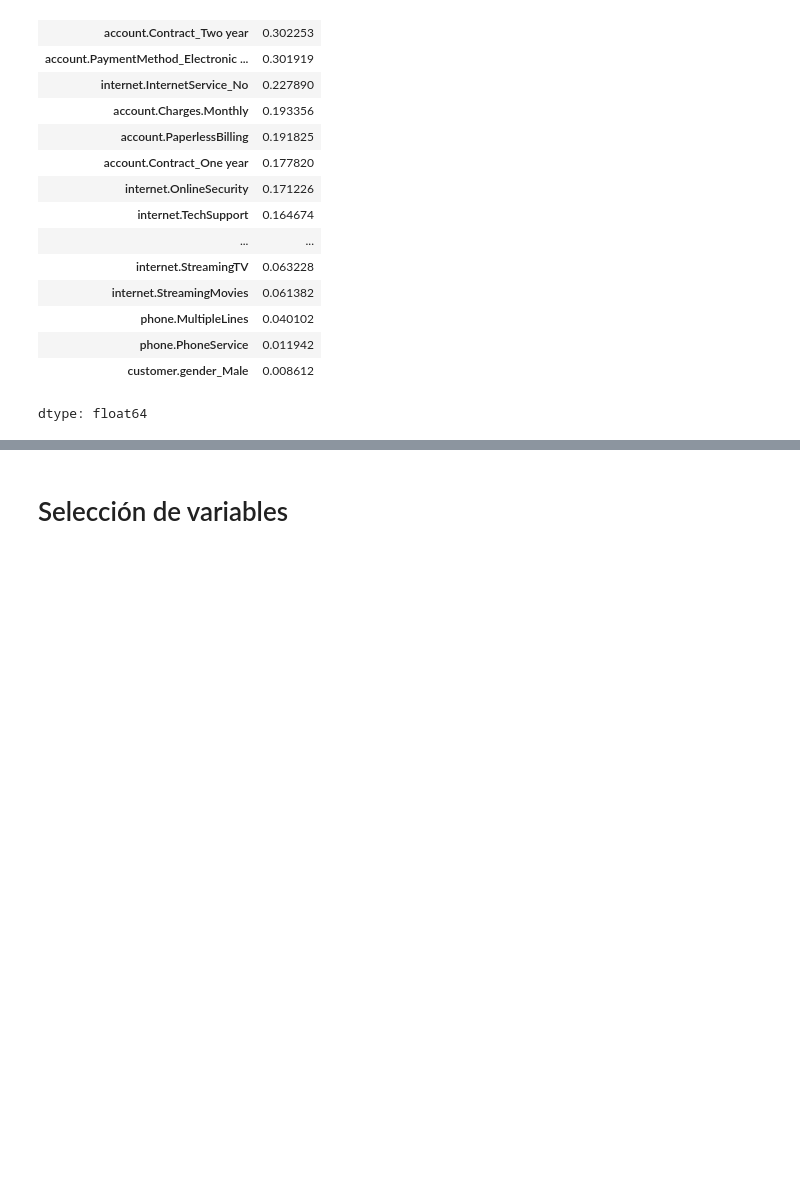
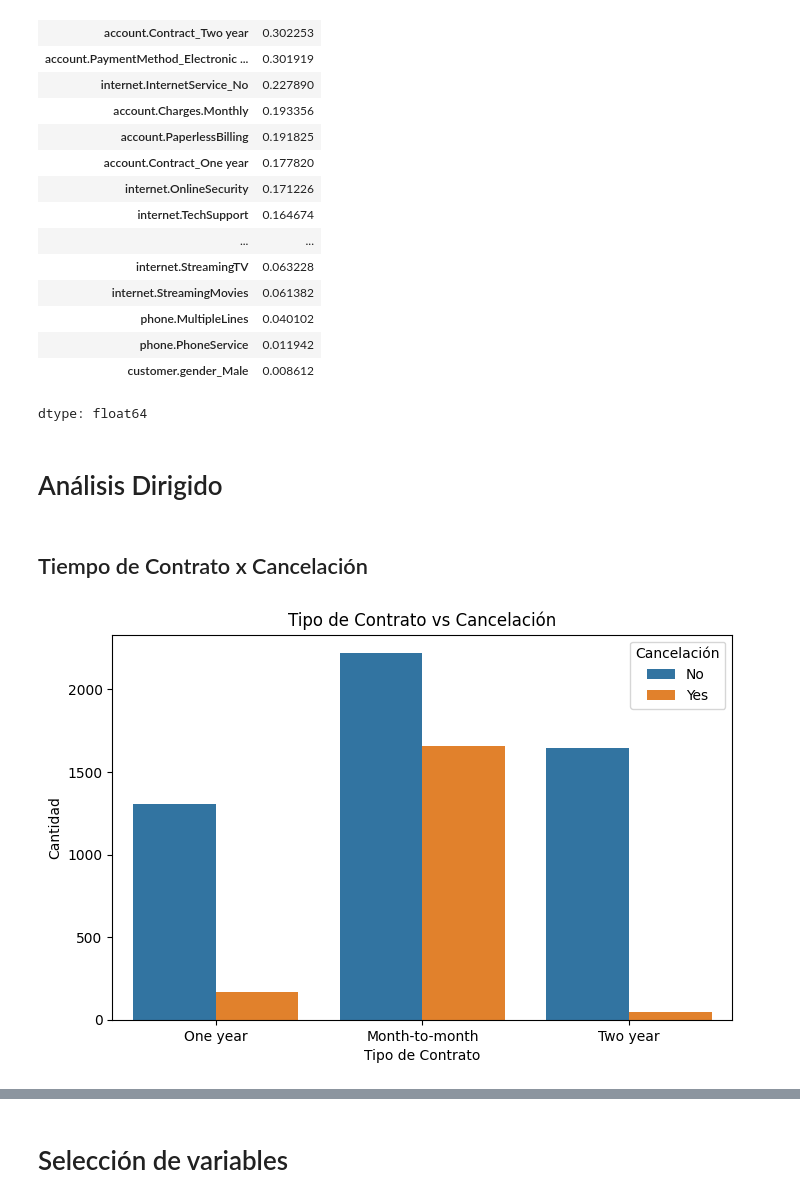
Before and after one commit to kevirui/challenge-telecom-x, a Jupyter notebook: notebooks/analisisEstadisticoCategorico.ipynb, the cells around one changed output, grey strips where cells are left out. Drawn from its saved outputs; the diff is of its cells as text; code cells hidden in the pictures; blank space fills up the shorter version.

```diff
--- a/notebooks/analisisEstadisticoCategorico.ipynb
+++ b/notebooks/analisisEstadisticoCategorico.ipynb
@@ -164,3 +164,17 @@ Variables con las correlaciones más fuertes con 'Churn' (ordenadas por valor ab
 | phone.PhoneService | 0.011942 |
 | customer.gender_Male | 0.008612 |
 dtype: float64
+# %% [markdown]
+# Análisis Dirigido
+# %% [markdown]
+## Tiempo de Contrato x Cancelación
+# %%
+plt.figure(figsize=(8,5))
+sns.countplot(x='account.Contract', hue='Churn', data=data)
+plt.title('Tipo de Contrato vs Cancelación')
+plt.xlabel("Tipo de Contrato")
+plt.ylabel("Cantidad")
+plt.legend(title='Cancelación')
+plt.show()
+# %% [output]
+[figure, added]
```
Also changed, not shown: parts of 3 cells of this notebook.
